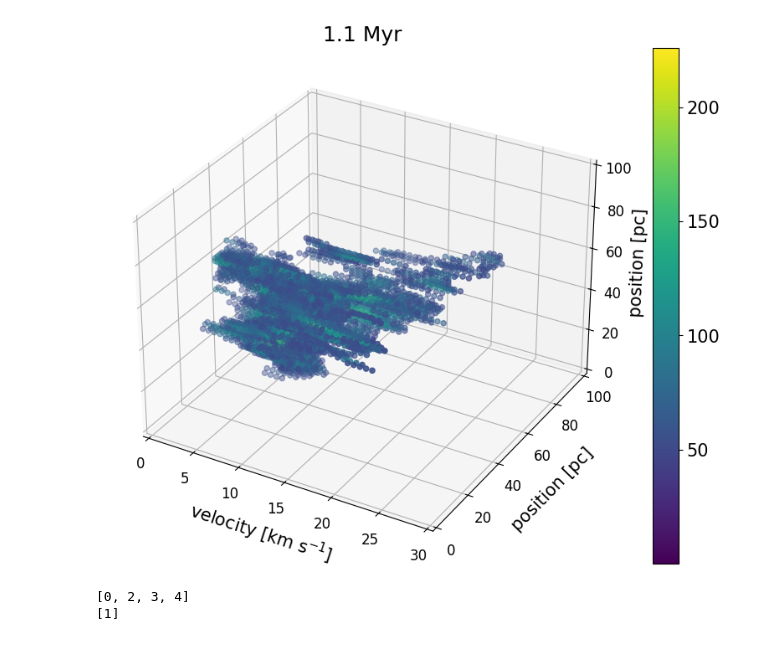
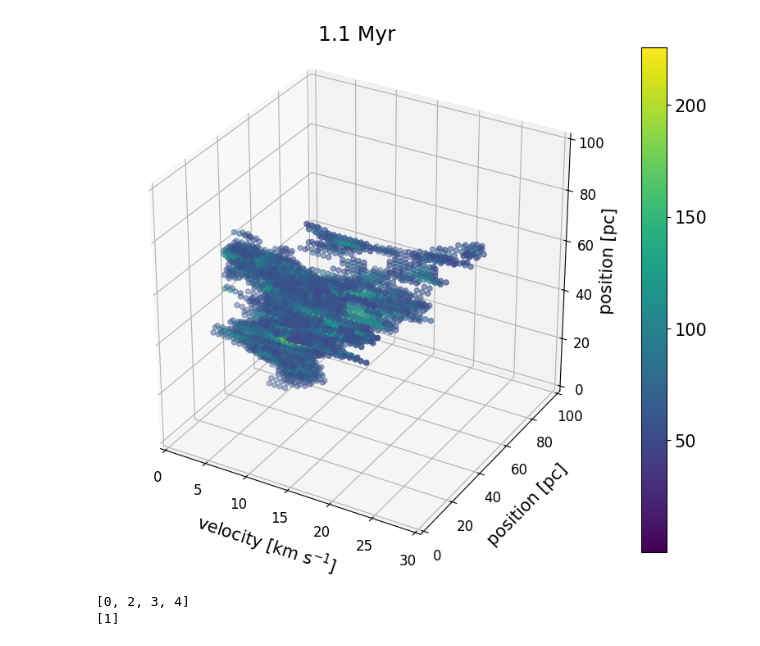
Before and after one commit to kotora260/StarGen, a Jupyter notebook: dendro3D_1000.ipynb, the cells around one changed output. Cells and saved outputs as stored; diff of their text form; code cells hidden in the pictures.

```diff
--- a/dendro3D_1000.ipynb
+++ b/dendro3D_1000.ipynb
@@ -29,37 +29,38 @@ norm = plt.Normalize(gas_mass.min(), gas_mass.max())
 
 fig = plt.figure(figsize=(10,8))
 ax = fig.add_subplot(111, projection='3d')
+ax.set_box_aspect((1,1,1))
 
 x_coords = np.repeat(np.arange(shape[0]), shape[1]*shape[2]) * rv
 y_coords = np.tile(np.repeat(np.arange(shape[1]), shape[2]), shape[0]) * pc
 z_coords = np.tile(np.arange(shape[2]), shape[0]*shape[1]) * pc
 
 threshold = 50
 mask= gas_mass > threshold
 
 x_filtered = x_coords[mask]
 y_filtered = y_coords[mask]
 z_filtered = z_coords[mask]
 gas_mass_filtered = gas_mass[mask]
 
 scatter = ax.scatter(x_filtered, y_filtered, z_filtered, c=gas_mass_filtered, cmap=colormap, norm=norm)
 
 cbar = plt.colorbar(scatter, ax=ax, orientation='vertical')
 
 ax.set_xlim3d(0, 30)
 ax.set_ylim3d(0, 100)
 ax.set_zlim3d(0, 100)
 
 plt.title("1.1 Myr")
 
 X = ax.set_xlabel('velocity [km s$^{-1}$]', labelpad=10)
 Y = ax.set_ylabel('position [pc]', labelpad=10)
 Z = ax.set_zlabel('position [pc]', labelpad=4)
 plt.tick_params(labelsize=12)
 
 plt.savefig("3Dmap_1000")
 # %% [output]
-[figure, old version]
+[figure, new version]
 # %%
 # compute dendrogram
 
```
Also changed, not shown: parts of 2 cells of this notebook, 7 other files.
